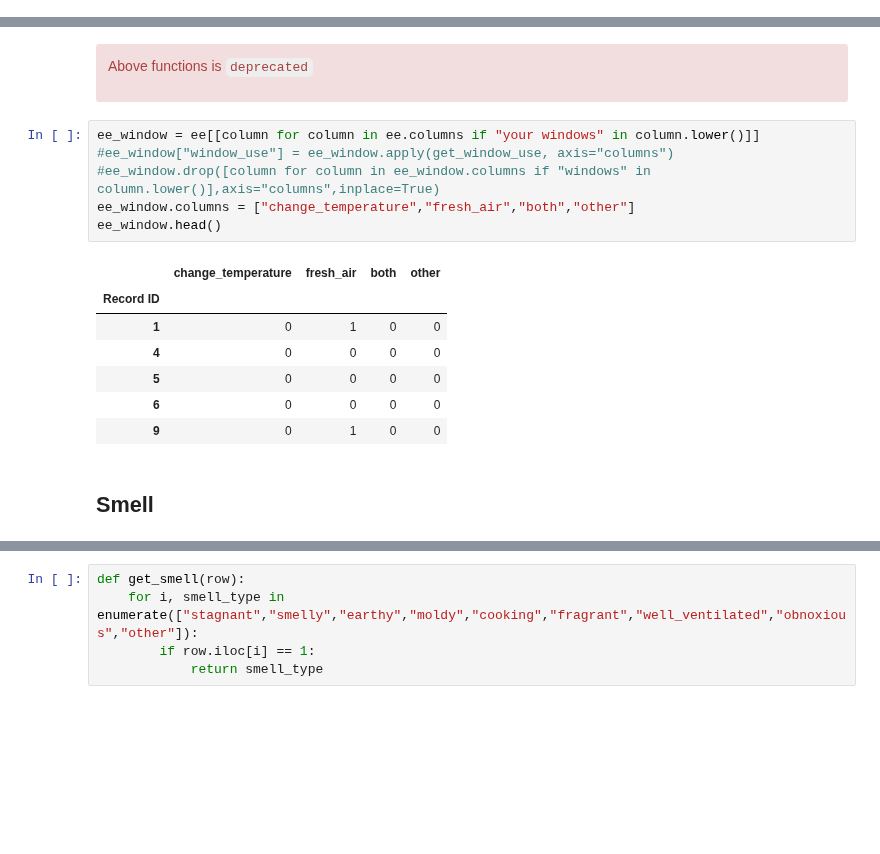
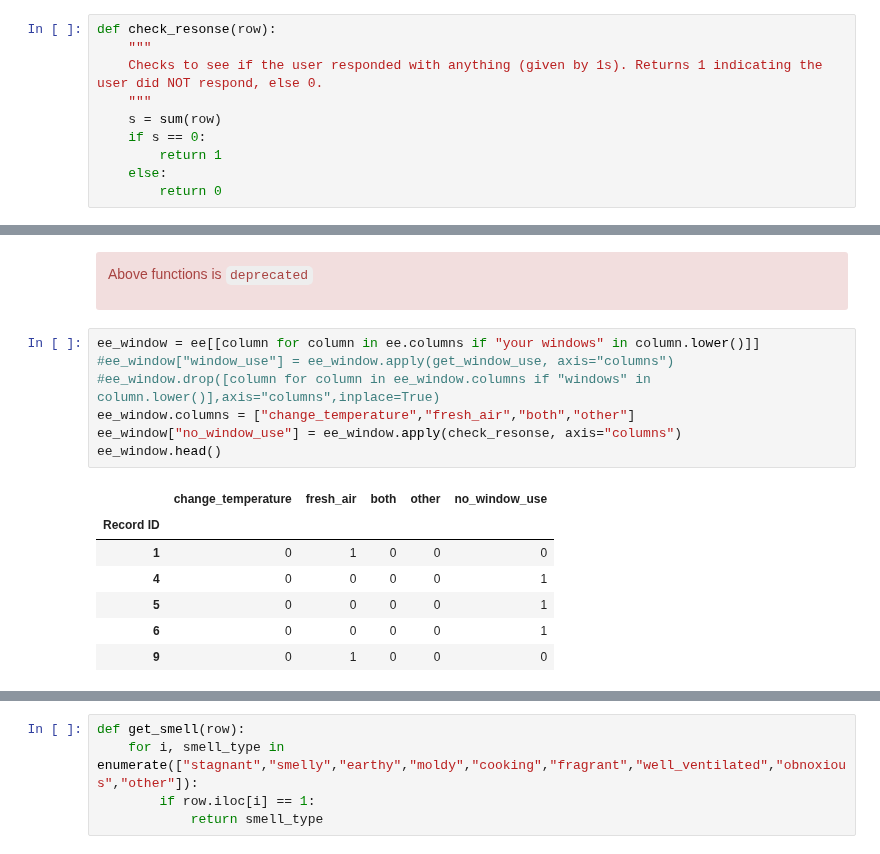
Before and after one commit to intelligent-environments-lab/utx000, a Jupyter notebook: notebooks/4.10.0-hef-redcap-home_environment-processing.ipynb, the cells around one changed output, grey strips where cells are left out. Drawn from its saved outputs; the diff is of its cells as text; blank space fills up the shorter version.

```diff
--- a/notebooks/4.10.0-hef-redcap-home_environment-processing.ipynb
+++ b/notebooks/4.10.0-hef-redcap-home_environment-processing.ipynb
@@ -47,3 +50,13 @@ From the raw data, we can see the following subcategories:
+# %%
+def check_resonse(row):
+    """
+    Checks to see if the user responded with anything (given by 1s). Returns 1 indicating the user did NOT respond, else 0.
+    """
+    s = sum(row)
+    if s == 0:
+        return 1
+    else:
+        return 0
 # %% [markdown]
 ## Building Type
 The building types are separated by checked and unchecked boxes. Here we summarize the building type into one column `building_type`
@@ -88,16 +101,15 @@ Above functions is `deprecated`
 # %%
 ee_window = ee[[column for column in ee.columns if "your windows" in column.lower()]]
 #ee_window["window_use"] = ee_window.apply(get_window_use, axis="columns")
 #ee_window.drop([column for column in ee_window.columns if "windows" in column.lower()],axis="columns",inplace=True)
 ee_window.columns = ["change_temperature","fresh_air","both","other"]
+ee_window["no_window_use"] = ee_window.apply(check_resonse, axis="columns")
 ee_window.head()
 # %% [output]
-|  | change_temperature | fresh_air | both | other |
-| Record ID |  |  |  |  |
-| 1 | 0 | 1 | 0 | 0 |
-| 4 | 0 | 0 | 0 | 0 |
-| 5 | 0 | 0 | 0 | 0 |
-| 6 | 0 | 0 | 0 | 0 |
-| 9 | 0 | 1 | 0 | 0 |
+|  | change_temperature | fresh_air | both | other | no_window_use |
+| Record ID |  |  |  |  |  |
+| 1 | 0 | 1 | 0 | 0 | 0 |
+| 4 | 0 | 0 | 0 | 0 | 1 |
+| 5 | 0 | 0 | 0 | 0 | 1 |
+| 6 | 0 | 0 | 0 | 0 | 1 |
+| 9 | 0 | 1 | 0 | 0 | 0 |
-# %% [markdown]
-## Smell
```
Also changed, not shown: parts of 9 cells of this notebook, 1 other file.
